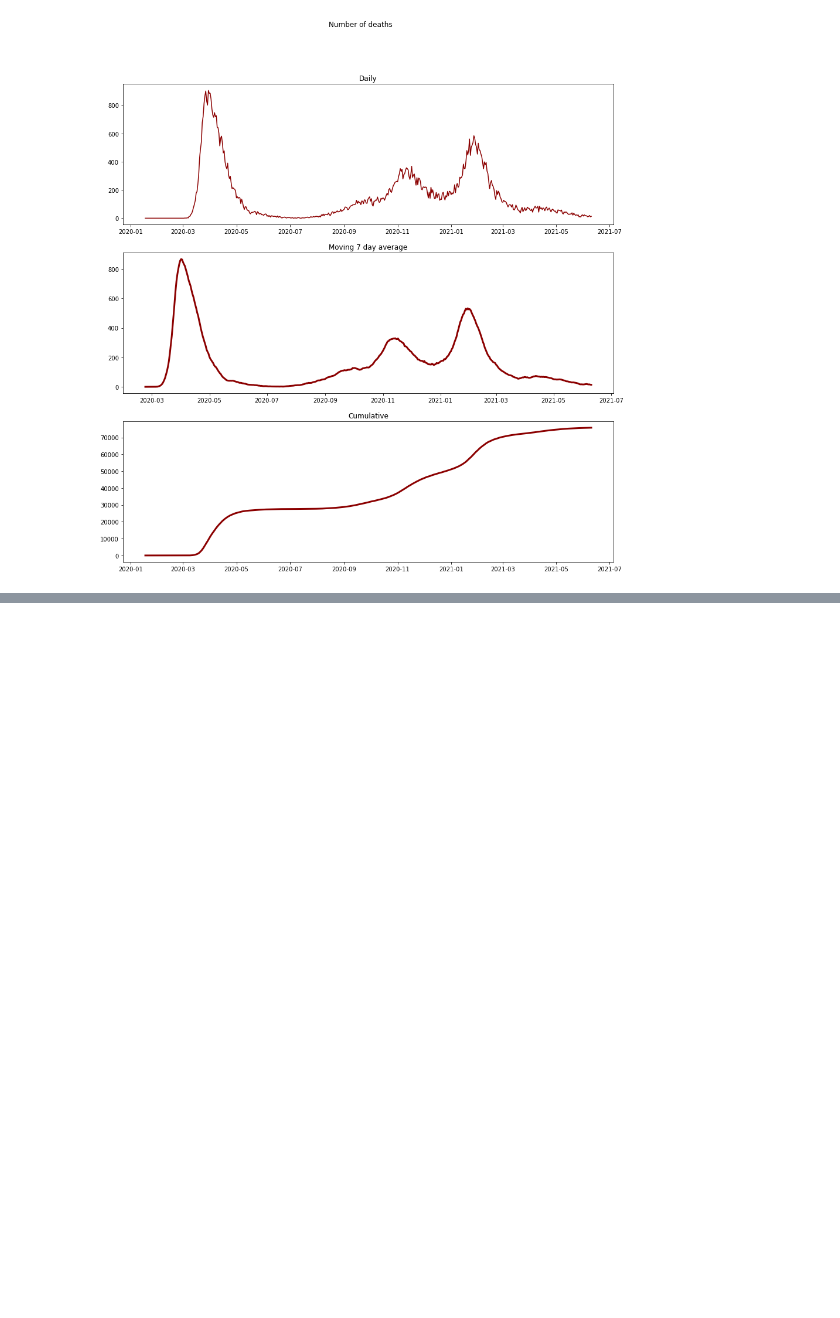
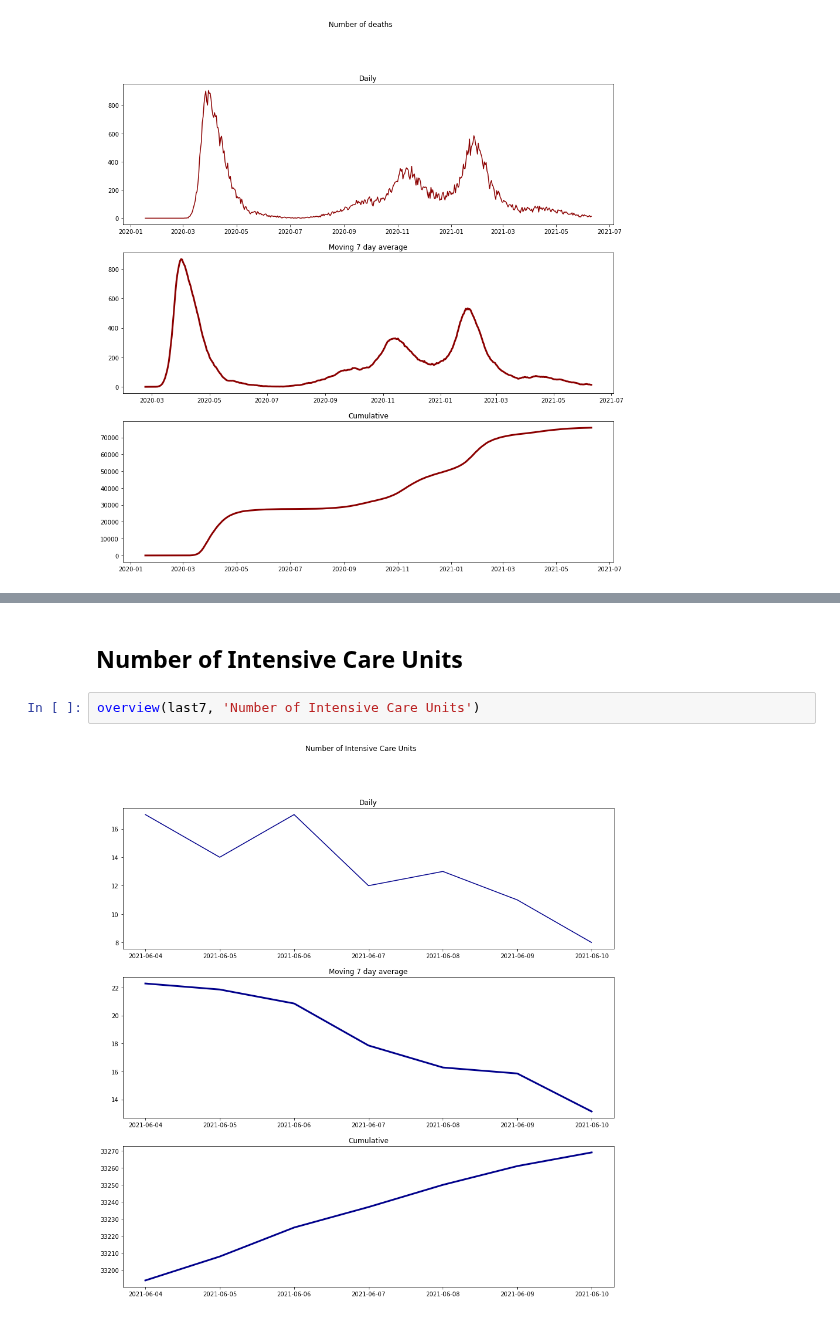
Before and after one commit to ffreire92/final_project, a Jupyter notebook: Pandemic_Overview.ipynb, the cells around one changed output, grey strips where cells are left out. Cells and saved outputs as stored; diff of their text form; blank space fills up the shorter version.

```diff
--- a/Pandemic_Overview.ipynb
+++ b/Pandemic_Overview.ipynb
@@ -359,0 +376,6 @@ overview(bydate, 'Number of deaths')
+# %% [markdown]
+## Number of Intensive Care Units
+# %%
+overview(last7, 'Number of Intensive Care Units')
+# %% [output]
+[figure, added]
```
Also changed, not shown: parts of 32 cells of this notebook, 1 other file.
